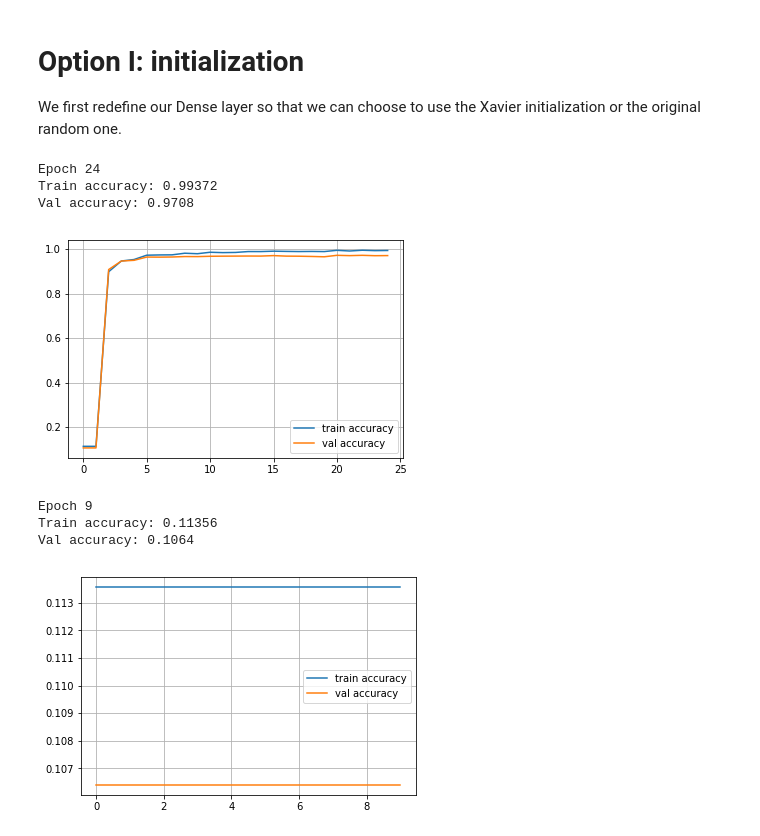
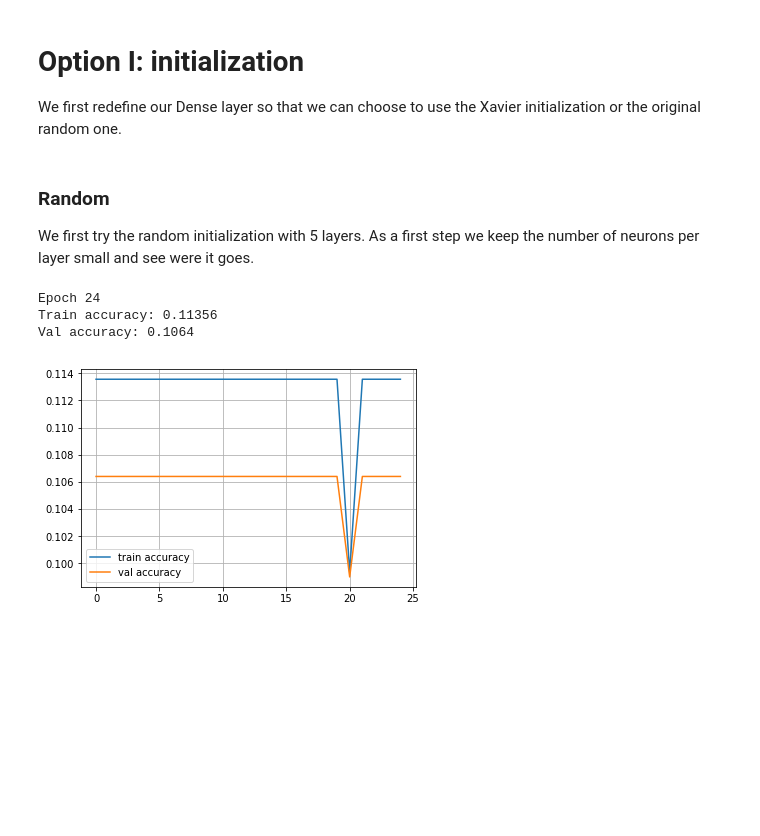
Before and after one commit to jfacorro/intro-to-dl, a Jupyter notebook: week2/NumpyNN (honor).ipynb, the cells around one changed output. Drawn from its saved outputs; the diff is of its cells as text; code cells hidden in the pictures; blank space fills up the shorter version.

```diff
--- a/week2/NumpyNN (honor).ipynb
+++ b/week2/NumpyNN (honor).ipynb
@@ -458,7 +459,7 @@ As a bonus assignment (no points, just swag), consider implementing Batch Normal
 We first redefine our Dense layer so that we can choose to use the Xavier initialization or the original random one.
 # %%
 class Dense(Layer):
-    def __init__(self, input_units, output_units, learning_rate=0.1, init="random"):
+    def __init__(self, num_in, num_out, learning_rate=0.1, init="random"):
         """
         A dense layer is a layer which performs a learned affine transformation:
         f(x) = <W*x> + b
@@ -468,16 +469,21 @@ class Dense(Layer):
         # initialize weights with small random numbers. We use normal initialization,
         # but surely there is something better. Try this once you got it working: http://bit.ly/2vTlmaJ
         if init == "random":
-            self.weights = np.random.randn(input_units, output_units) * 0.01
+            self.__random(num_in, num_out)
         elif init == "xavier":
-            mean = 0.0
-            variance = 2 / (input_units)
-            shape = (input_units, output_units)
-            self.weights = np.random.normal(loc=mean, scale=variance, size=shape)
+            self.__xavier(2 / (num_in + num_out), num_in, num_out)
+        elif init == "relu":
+            self.__xavier(2 / num_in, num_in, num_out)
         else:
             raise Exception("Invalid initialization: {}".format(init))
 
-        self.biases = np.zeros(output_units)
+        self.biases = np.zeros(num_out)
+
+    def __random(self, m, n):
+        self.weights = np.random.randn(m, n) * 0.01
+
+    def __xavier(self, variance, m, n):
+        self.weights = np.random.normal(loc=0.0, scale=np.sqrt(variance), size=(m, n))
 
     def forward(self,input):
         """
@@ -508,6 +514,7 @@ class Dense(Layer):
         return grad_input
 # %%
 # We define a function to run our experiments using the same code as above
+
 def run_experiment(network, num_epochs):
     train_log = []
     val_log = []
@@ -527,3 +534,16 @@ def run_experiment(network, num_epochs):
         plt.legend(loc='best')
         plt.grid()
         plt.show()
+
+# Utility function to build networks given an initialization strategy
+# and the number of neurons per layer
+def build_network(init, dims):
+    network = []
+    current = dims[0]
+    network.append(Dense(X_train.shape[1], current, init=init))
+    for n in dims[1:]:
+        network.append(ReLU())
+        network.append(Dense(current,n, init=init))
+        current = n
+
+    return network
@@ -542,7 +549,0 @@ network.append(Dense(200,10, init=init))
-# %%
-run_experiment(network, 25)
-# %% [output]
-Epoch 24
-Train accuracy: 0.99372
-Val accuracy: 0.9708
-[figure, removed]
@@ -561,7 +550,12 @@ network.append(Dense(100,10, init=init))
-# %%
-run_experiment(network, 10)
-# %% [output]
-Epoch 9
-Train accuracy: 0.11356
-Val accuracy: 0.1064
-[figure, removed]
+# %% [markdown]
+### Random
+
+We first try the random initialization with 5 layers. As a first step we keep the number of neurons per layer small and see were it goes.
+# %%
+network = build_network("random", [10, 20, 40, 20, 10])
+run_experiment(network, 25)
+# %% [output]
+Epoch 24
+Train accuracy: 0.11356
+Val accuracy: 0.1064
+[figure, added]
```
Also changed, not shown: parts of 13 cells of this notebook.
